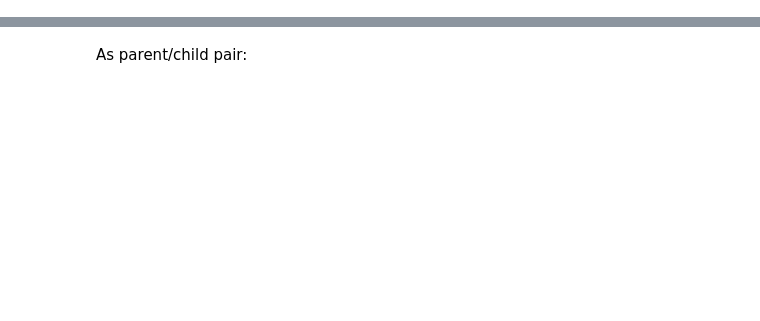
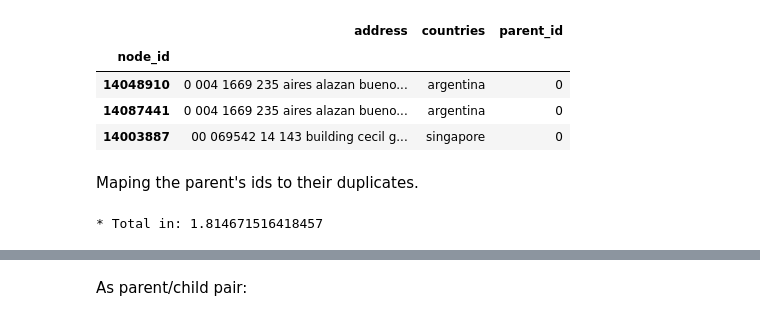
Before and after one commit to PositivPy/panama-papers, a Jupyter notebook: 2.grouping_similar_address.ipynb, the cells around one changed output, grey strips where cells are left out. Saved outputs shown, nothing was run; the diff lists cells and outputs as text; code cells hidden in the pictures; blank space fills up the shorter version.

```diff
--- a/2.grouping_similar_address.ipynb
+++ b/2.grouping_similar_address.ipynb
@@ -19,13 +51,12 @@ Loading relevant columns, all strings to lowercase, removing punctuation, and cr
 # %%
-address = pandas.read_csv('data/nodes.address.csv', usecols=['node_id', 'address', 'countries'], index_col='node_id')
 address = address.applymap( lambda _str: _str.lower() if isinstance( _str,str ) else _str )
 
 def remove_punctuation(_str):
-    for punc in [ ';', '#', ',', '|', '\t' ]:
+    for punc in [ ';', '#', ',', '|', '\t', '"', '/', '.', '(', ')', '-', '^', '&', '_' ]:
         _str = _str.replace( punc, ' ' )
     return _str
 
 address.address = address.address.map( lambda _str: remove_punctuation(_str) if isinstance( _str,str) else _str )
 
-address.head(N_ROWS)
+count_duplicates(address, 'address')
 # %% [output]
@@ -71,6 +71,14 @@ The more edge cases we remove the better results we get from computing similarit
 
 TODO: Extract and remove cities for better results; { '60 piers road; borrowdale; harare': ('12 hunt road borrowdale, harare', 79), ('12 hunt road; borrrowdale; harare', 77) }
 # %%
+country_list = list( address.countries.dropna().unique() )
+
+### add edge cases ###
+st_vincent = ['st. vincent & grenadines', 'st vincent and the grenadines', 'st vincent & the grenadines',
+            'saint-vincent and grenadines', 'saint-vincent', 'st. vincent', 'saint vincent', '& the grenadines']
+country_list = st_vincent + country_list
+country_list += ['vietnam', 'sengal', 'europe', 'republic of', 'zimbawe', 'zimabwe', 'city']
+
 def remove_country(text, *country_list):
     if type(text) == float:
         return text
@@ -79,14 +87,7 @@ def remove_country(text, *country_list):
             text = text.replace(country, '')
     return text.strip()
 
-country_list = list( address.countries.dropna().unique() )
+address.address = address['address'].apply(remove_country, args=country_list)
 
-### add edge cases ###
-st_vincent = ['st. vincent & grenadines', 'st vincent and the grenadines', 'st vincent & the grenadines',
-            'saint-vincent and grenadines', 'saint-vincent', 'st. vincent', 'saint vincent', '& the grenadines']
-country_list = st_vincent + country_list
-country_list += ['vietnam', 'sengal', 'europe', 'republic of', 'zimbawe', 'zimabwe']
-
-address.address = address['address'].apply(remove_country, args=country_list)
-address.head(N_ROWS)
+count_duplicates(address, 'address')
 # %% [output]
@@ -97,0 +98,11 @@ address.head(N_ROWS)
+# %%
+def reorder_tokens(_str):
+    as_list = _str.split()
+    if len(as_list) > 0:
+        return ' '.join(sorted(as_list))
+    else:
+        return numpy.NaN
+
+address.address = address.address.map( lambda _str: reorder_tokens(_str) if isinstance( _str,str) else _str )
+
+count_duplicates(address, 'address')
@@ -97,0 +115,43 @@ address.head(N_ROWS)
+# %%
+duplicates = address.loc[address.duplicated(['address', 'countries'], keep=False)]
+
+duplicates = duplicates.loc[duplicates.address.str.split().str.len() > 1]
+
+duplicates.sort_values(by='address').head(N_ROWS)
+# %% [output]
+|  | address | countries | parent_id |
+| node_id |  |  |  |
+| 14048910 | 0 004 1669 235 aires alazan bueno... | argentina | 0 |
+| 14087441 | 0 004 1669 235 aires alazan bueno... | argentina | 0 |
+| 14003887 | 00 069542 14 143 building cecil g... | singapore | 0 |
+# %% [markdown]
+Maping the parent's ids to their duplicates.
+# %%
+def map_parent_id(df):
+    # parent_id is the first row's node_id
+    parent_id = df.index[0]
+    # children are the rest of the rows
+    df.iloc[ 1:, df.columns.get_indexer(['parent_id']) ] = parent_id
+    return df
+
+def gapply_parallel(df_group, func):
+    t1 = time.time()
+
+    df_list = [ group for name, group in df_group ]
+
+    with Pool( cpu_count() ) as pool:
+        results = pool.map(func, df_list)
+
+    result_df = pandas.concat( results )
+
+    print( f'* Total in:', time.time()-t1 )
+    return result_df
+
+duplicate_group = duplicates.groupby(['address', 'countries'])
+
+matches = gapply_parallel(duplicate_group, map_parent_id)
+
+address.update(matches)
+address.parent_id = address.parent_id.astype('Int64')
+# %% [output]
+* Total in: 1.814671516418457
```
Also changed, not shown: parts of 38 cells of this notebook.
